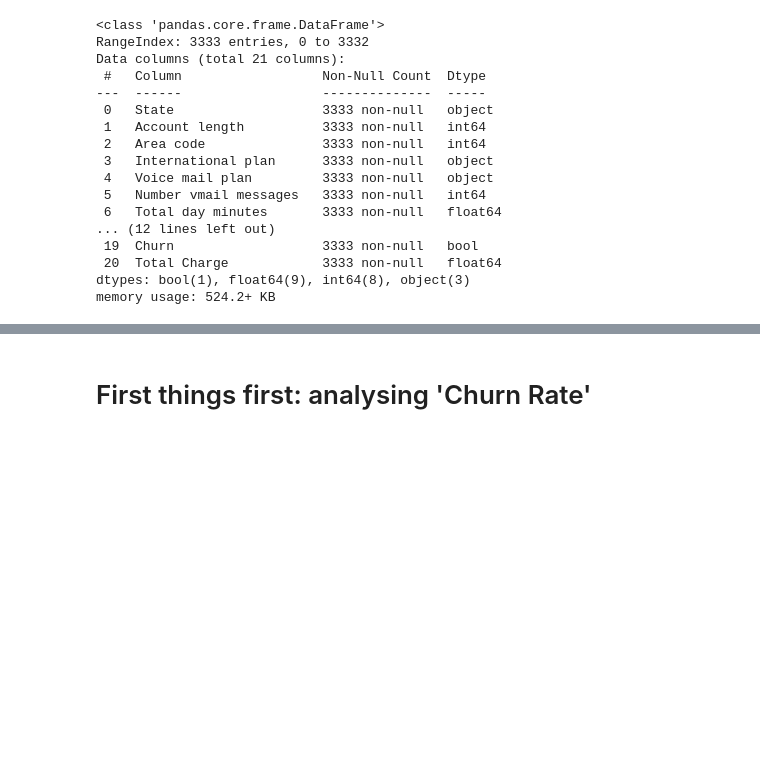
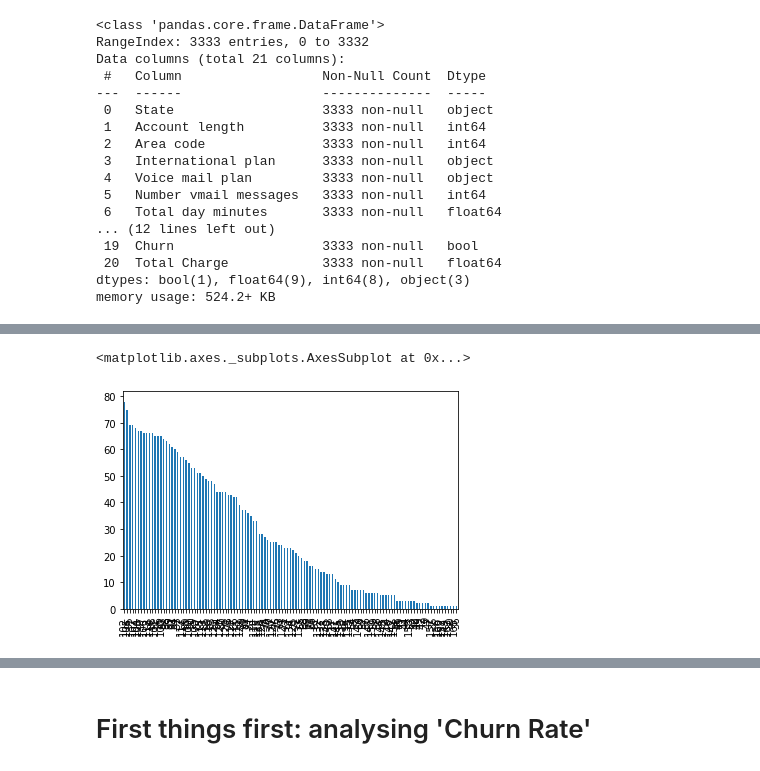
Before and after one commit to Vagueken/Customer-Churn-Analysis, a Jupyter notebook: Karan_Malhotra_Telecom_Churn_Analysis_Capstone_Project.ipynb, the cells around one changed output, grey strips where cells are left out. Cells and saved outputs as stored; diff of their text form; code cells hidden in the pictures; blank space fills up the shorter version.

```diff
--- a/Karan_Malhotra_Telecom_Churn_Analysis_Capstone_Project.ipynb
+++ b/Karan_Malhotra_Telecom_Churn_Analysis_Capstone_Project.ipynb
@@ -176,0 +203,5 @@ memory usage: 524.2+ KB
+# %%
+pd.value_counts(df['Total day calls']).plot(kind="bar")
+# %% [output]
+<matplotlib.axes._subplots.AxesSubplot at 0x...>
+[figure, added]
```
Also changed, not shown: parts of 25 cells of this notebook.
